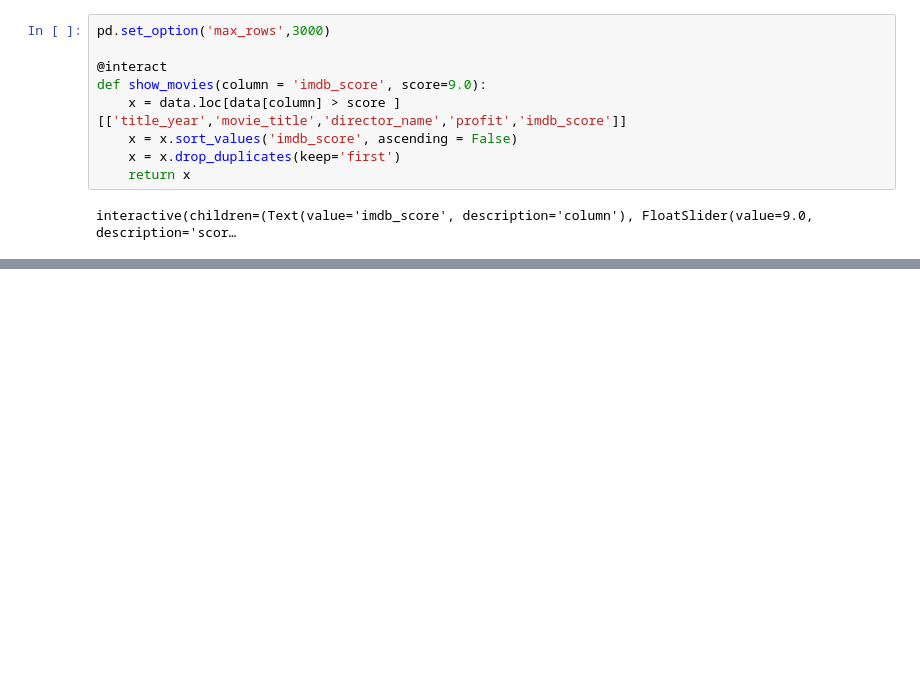
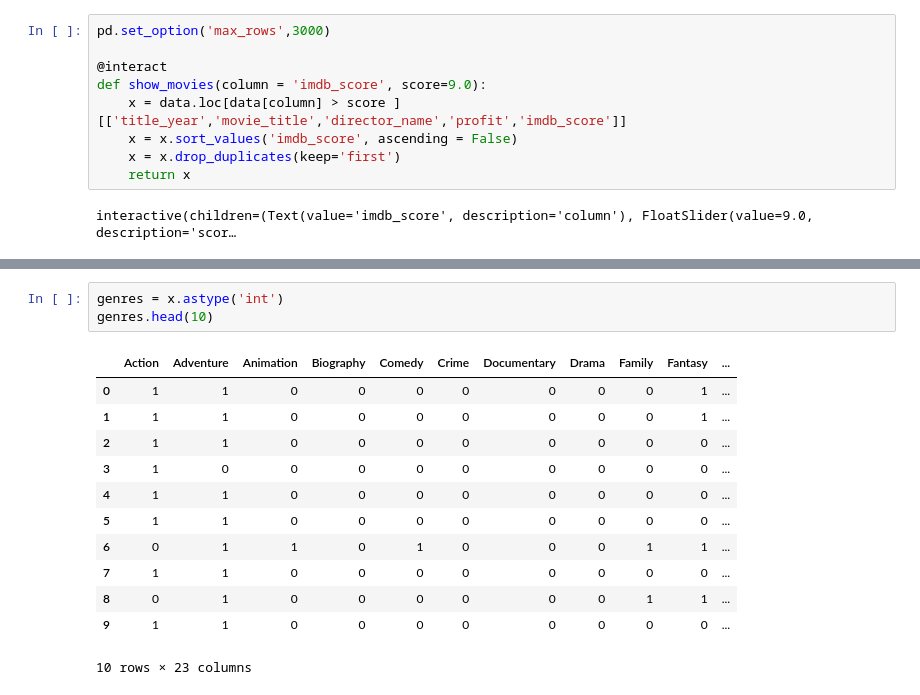
Before and after one commit to MSaaad/Data-science-practice, a Jupyter notebook: MovieRecommendation/IMDB Movie Data.ipynb, the cells around one changed output, grey strips where cells are left out. Saved outputs shown, nothing was run; the diff lists cells and outputs as text; blank space fills up the shorter version.

```diff
--- a/MovieRecommendation/IMDB Movie Data.ipynb
+++ b/MovieRecommendation/IMDB Movie Data.ipynb
@@ -563,0 +660,16 @@ def show_articles(column = ['budget','gross'], x=1000):
+# %%
+genres = x.astype('int')
+genres.head(10)
+# %% [output]
+|  | Action | Adventure | Animation | Biography | Comedy | Crime | Documentary | Drama | Family | Fantasy | ... |
+| 0 | 1 | 1 | 0 | 0 | 0 | 0 | 0 | 0 | 0 | 1 | ... |
+| 1 | 1 | 1 | 0 | 0 | 0 | 0 | 0 | 0 | 0 | 1 | ... |
+| 2 | 1 | 1 | 0 | 0 | 0 | 0 | 0 | 0 | 0 | 0 | ... |
+| 3 | 1 | 0 | 0 | 0 | 0 | 0 | 0 | 0 | 0 | 0 | ... |
+| 4 | 1 | 1 | 0 | 0 | 0 | 0 | 0 | 0 | 0 | 0 | ... |
+| 5 | 1 | 1 | 0 | 0 | 0 | 0 | 0 | 0 | 0 | 0 | ... |
+| 6 | 0 | 1 | 1 | 0 | 1 | 0 | 0 | 0 | 1 | 1 | ... |
+| 7 | 1 | 1 | 0 | 0 | 0 | 0 | 0 | 0 | 0 | 0 | ... |
+| 8 | 0 | 1 | 0 | 0 | 0 | 0 | 0 | 0 | 1 | 1 | ... |
+| 9 | 1 | 1 | 0 | 0 | 0 | 0 | 0 | 0 | 0 | 0 | ... |
+10 rows × 23 columns
```
Also changed, not shown: parts of 17 cells of this notebook.
